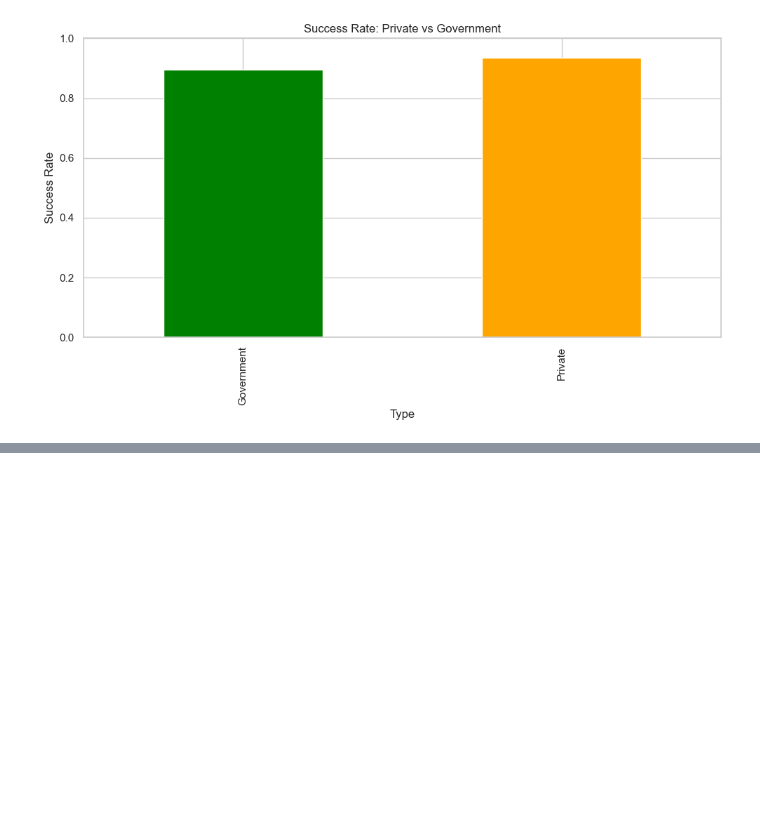
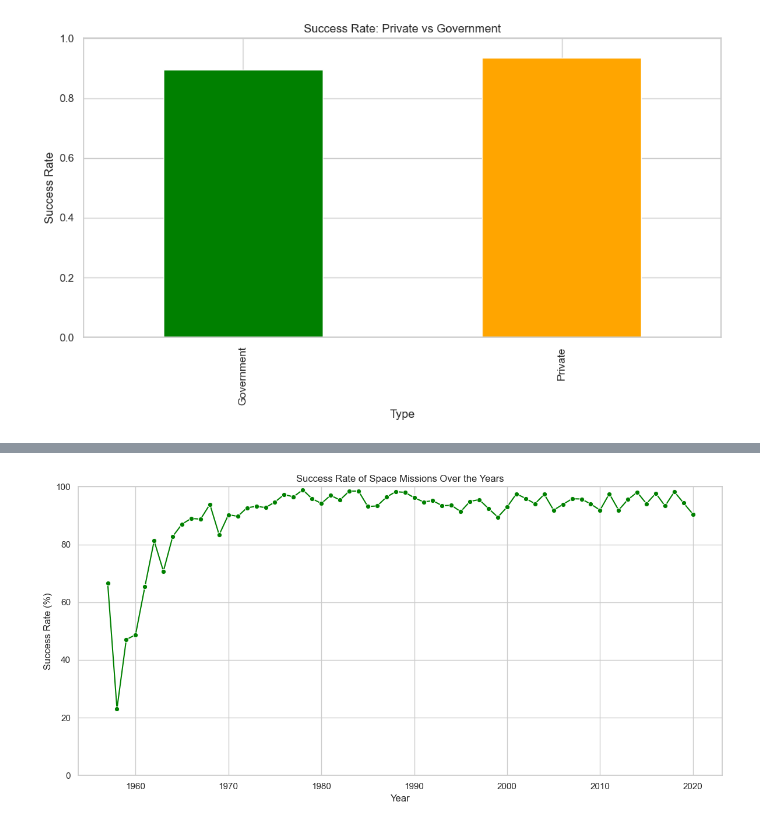
Before and after one commit to Saksham0121/Space-Mission-Analytics, a Jupyter notebook: Analysis.ipynb, the cells around one changed output, grey strips where cells are left out. Cells and saved outputs as stored; diff of their text form; code cells hidden in the pictures; blank space fills up the shorter version.

```diff
--- a/Analysis.ipynb
+++ b/Analysis.ipynb
@@ -283,0 +225,18 @@ dtype: float64
+# %%
+# Success rate over the years (how it’s improved).
+valid_status = df[df['Mission_Status'].isin(['Success', 'Failure'])]
+success_by_year = valid_status.groupby(['Year', 'Mission_Status']).size().unstack().fillna(0)
+success_by_year['Success_Rate'] = (success_by_year['Success'] /
+                                   (success_by_year['Success'] + success_by_year['Failure'])) * 100
+
+plt.figure(figsize=(12, 6))
+sns.lineplot(x=success_by_year.index, y=success_by_year['Success_Rate'], marker='o', color='green')
+plt.title('Success Rate of Space Missions Over the Years')
+plt.xlabel('Year')
+plt.ylabel('Success Rate (%)')
+plt.ylim(0, 100)
+plt.grid(True)
+plt.tight_layout()
+plt.show()
+# %% [output]
+[figure, added]
```
Also changed, not shown: parts of 10 cells of this notebook.
